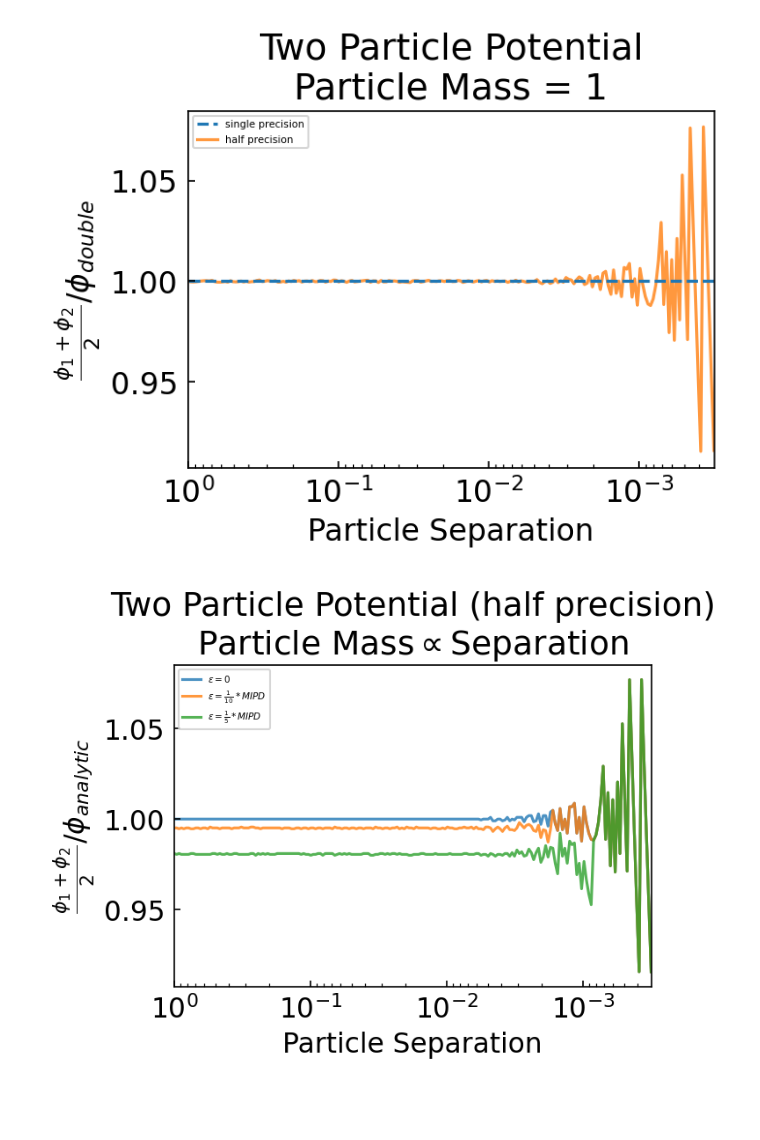
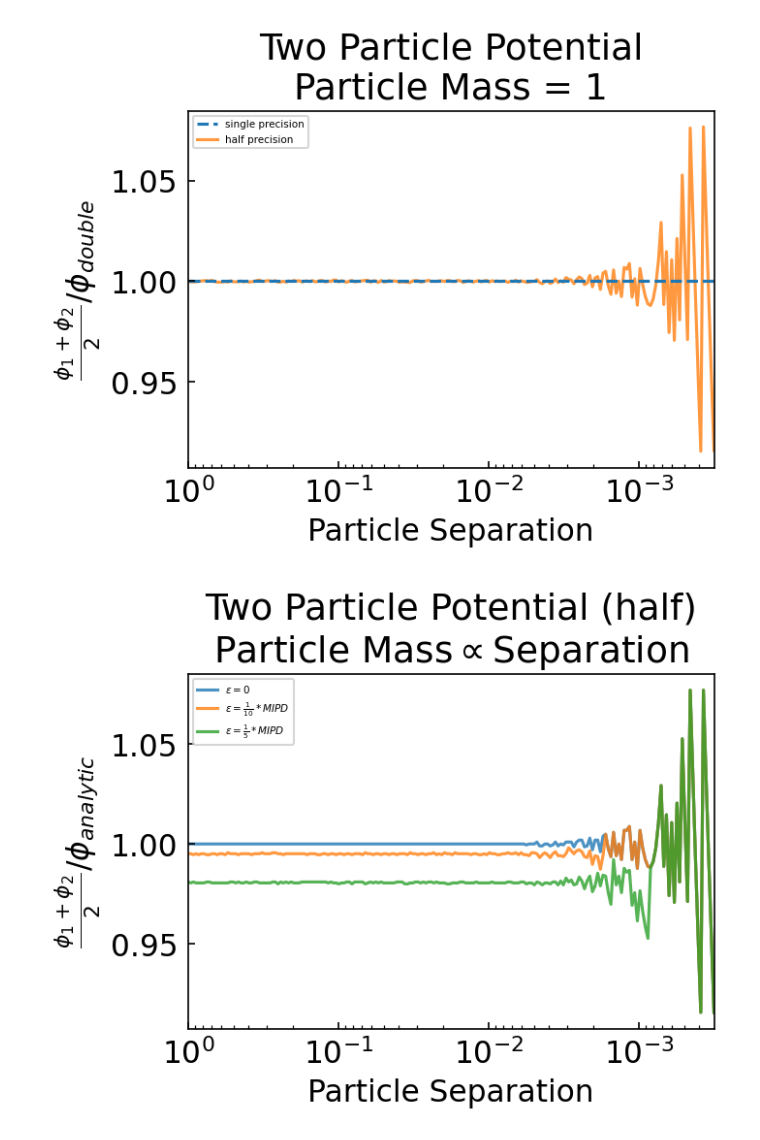
Before and after one commit to humz2k/Force-Errors-In-Cosmological-Simulations, a Jupyter notebook: 2particle_plot.ipynb, the cells around one changed output. Cells and saved outputs as stored; diff of their text form; code cells hidden in the pictures; blank space fills up the shorter version.

```diff
--- a/2particle_plot.ipynb
+++ b/2particle_plot.ipynb
@@ -171,22 +171,22 @@ plt.show()
 # %%
 f2,dists = get_2_part_phi(precision="f2",propmass=True,eps_frac=0)
 f2_soft_1_10,dists = get_2_part_phi(precision="f2",propmass=True,eps_frac=1/10)
 f2_soft_1,dists = get_2_part_phi(precision="f2",propmass=True,eps_frac=1/5)
 
 plot_pretty()
 plt.plot(dists,f2/-1,label=r"$\epsilon = 0$",alpha=0.8,zorder=-1)
 plt.plot(dists,f2_soft_1_10/-1,label=r"$\epsilon = \frac{1}{10} * MIPD$",alpha=0.8,zorder=-1)
 plt.plot(dists,f2_soft_1/-1,label=r"$\epsilon = \frac{1}{5} * MIPD$",alpha=0.8,zorder=-1)
 plt.xlim(np.max(dists),np.min(dists))
 plt.xscale('log')
 plt.legend()
 plt.ylabel(r"$\frac{\phi_{1} + \phi_{2}}{2}/\phi_{analytic}$")
-plt.title("Two Particle Potential (half precision)\n" + r"Particle Mass$\propto$Separation")
+plt.title("Two Particle Potential (half)\n" + r"Particle Mass$\propto$Separation")
 plt.xlabel("Particle Separation")
 plt.tight_layout()
 plt.savefig("plots/two_particle/mass_prop_distance_softened.jpg")
 # %% [output]
-[figure, old version]
+[figure, new version]
 # %%
 minimum = 1
 maximum = 2.5
```
Also changed, not shown: parts of 1 cell of this notebook, 10 other files.
